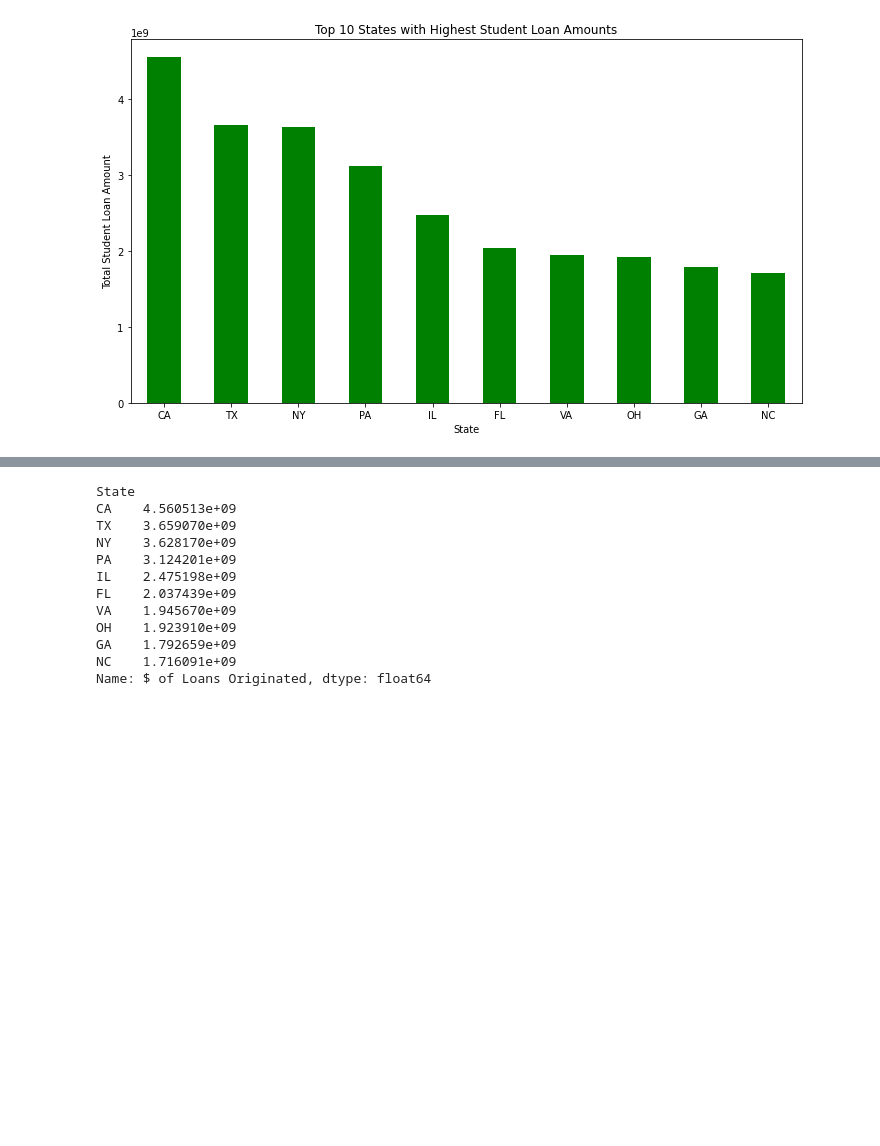
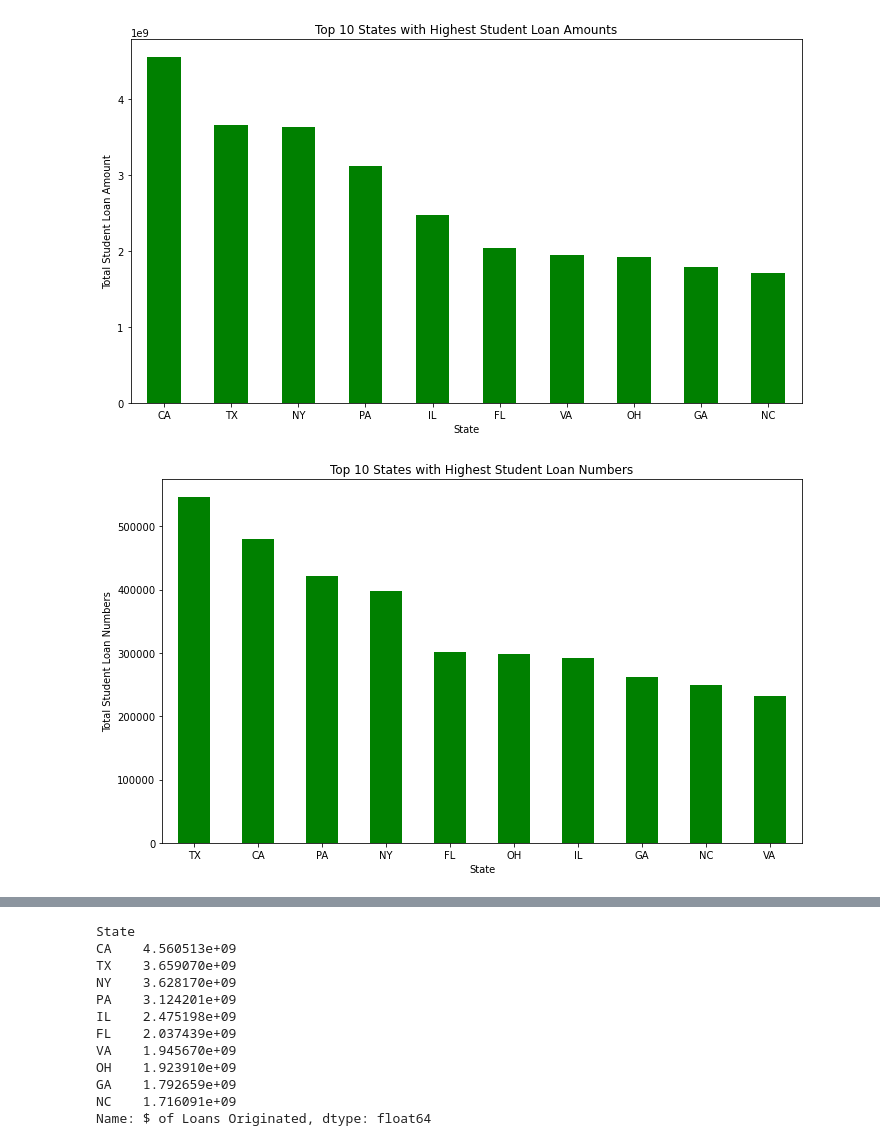
Before and after one commit to wemlaztdj/Demo_p1, a Jupyter notebook: main - ML.ipynb, the cells around one changed output, grey strips where cells are left out. Drawn from its saved outputs; the diff is of its cells as text; code cells hidden in the pictures; blank space fills up the shorter version.

```diff
--- a/main - ML.ipynb
+++ b/main - ML.ipynb
@@ -143,4 +143,22 @@ plt.tight_layout()
 plt.show()
 # %% [output]
 [figure]
+# %%
+# Divide data into groups based on state, then sum the # of loans originated in each state
+state_loan_totals_num = df.groupby('State')['# of Loans Originated'].sum()
+# Sort the states by the total $ of loans originated in each state
+top_10_states_num = state_loan_totals_num.sort_values(ascending=False).head(10)
+
+# Plot the top 10 states with the highest student loan amounts
+plt.figure(figsize=(10, 6))
+top_10_states_num.plot(kind='bar', color='green')
+plt.title('Top 10 States with Highest Student Loan Numbers')
+plt.xlabel('State')
+plt.ylabel('Total Student Loan Numbers')
+plt.xticks(rotation=0)
+plt.tight_layout()
+
+plt.show()
+# %% [output]
+[figure, added]
 # %%
```
Also changed, not shown: parts of 10 cells of this notebook.
